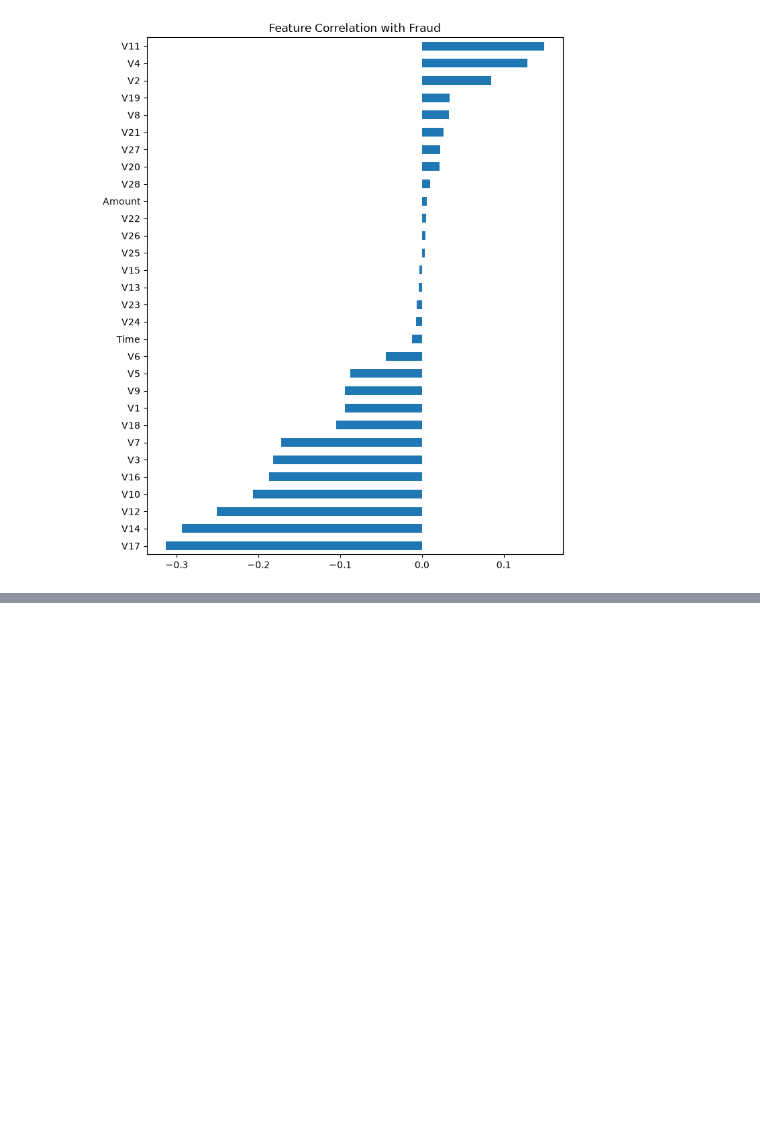
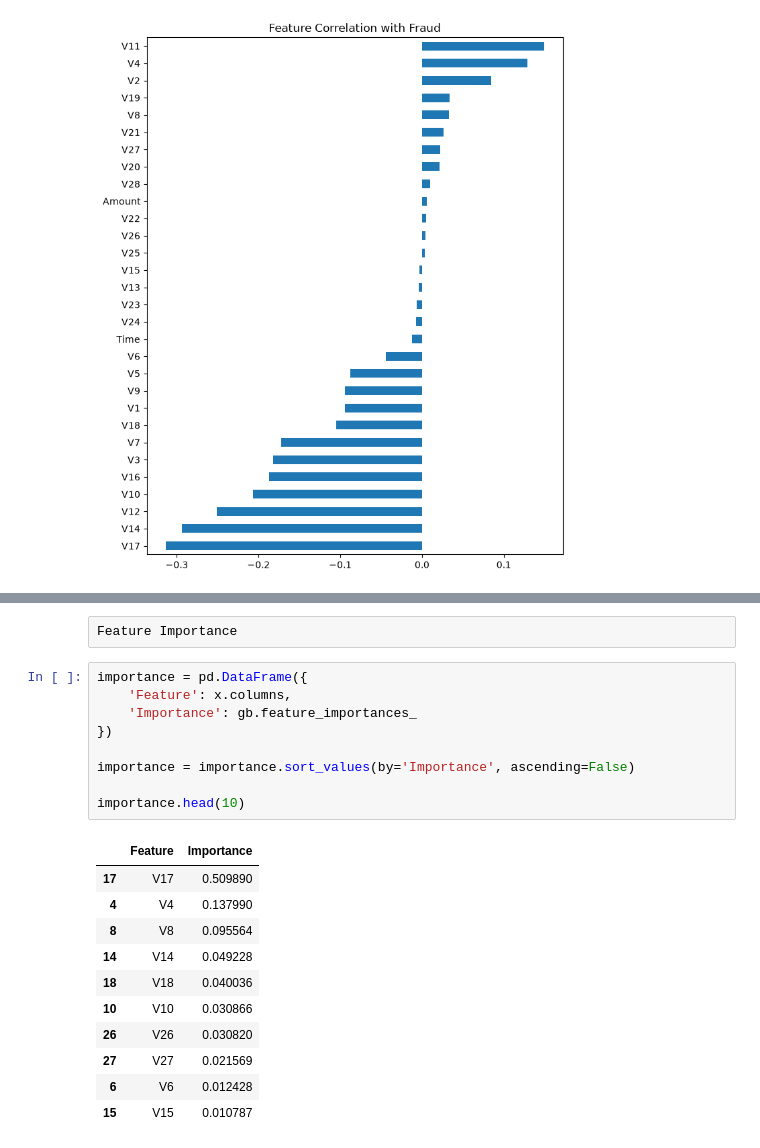
Before and after one commit to Sneha-0409/Credit-Card-Fraud-Detection, a Jupyter notebook: CreditCardFraudDetection.ipynb, the cells around one changed output, grey strips where cells are left out. Drawn from its saved outputs; the diff is of its cells as text; blank space fills up the shorter version.

```diff
--- a/CreditCardFraudDetection.ipynb
+++ b/CreditCardFraudDetection.ipynb
@@ -197,0 +362,23 @@ plt.show()
+# %% [raw]
+Feature Importance
+# %%
+importance = pd.DataFrame({
+    'Feature': x.columns,
+    'Importance': gb.feature_importances_
+})
+
+importance = importance.sort_values(by='Importance', ascending=False)
+
+importance.head(10)
+# %% [output]
+|  | Feature | Importance |
+| 17 | V17 | 0.509890 |
+| 4 | V4 | 0.137990 |
+| 8 | V8 | 0.095564 |
+| 14 | V14 | 0.049228 |
+| 18 | V18 | 0.040036 |
+| 10 | V10 | 0.030866 |
+| 26 | V26 | 0.030820 |
+| 27 | V27 | 0.021569 |
+| 6 | V6 | 0.012428 |
+| 15 | V15 | 0.010787 |
```
Also changed, not shown: parts of 56 cells of this notebook.
